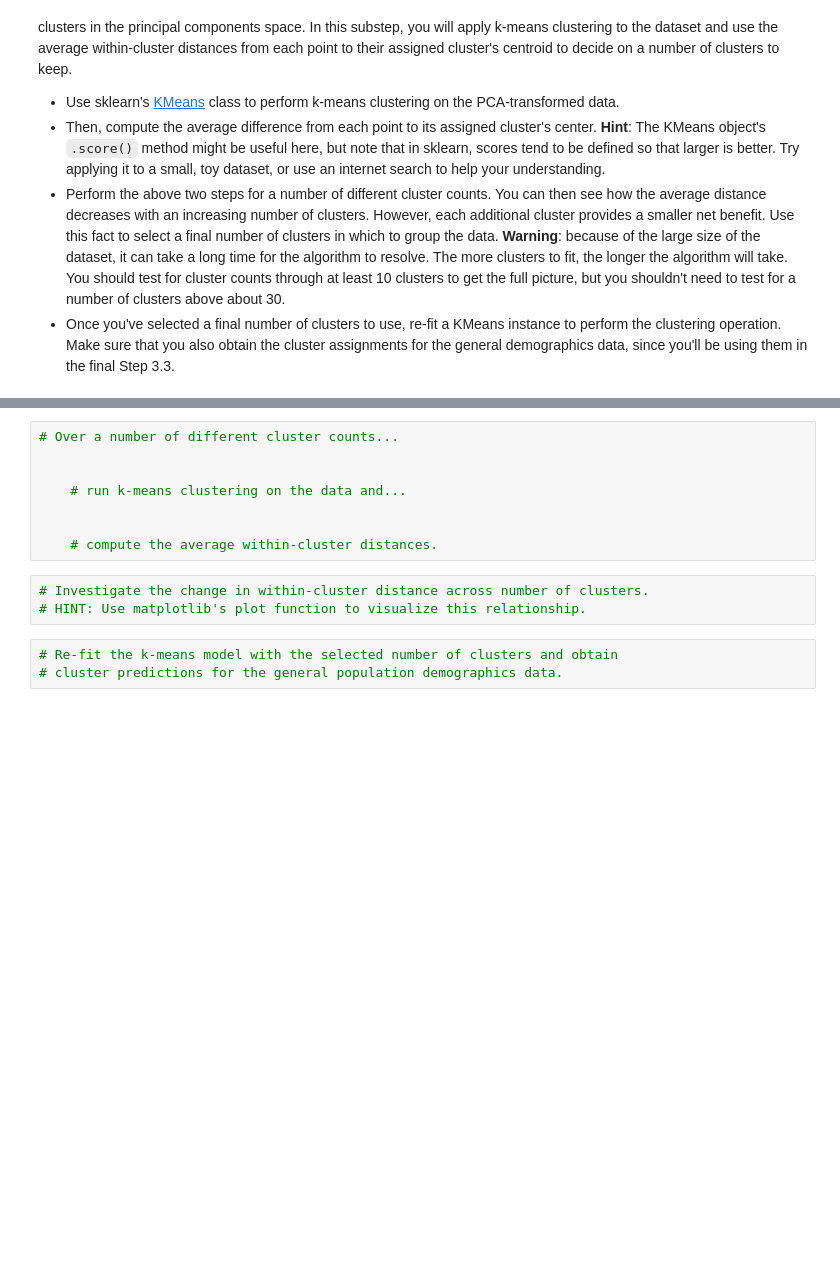
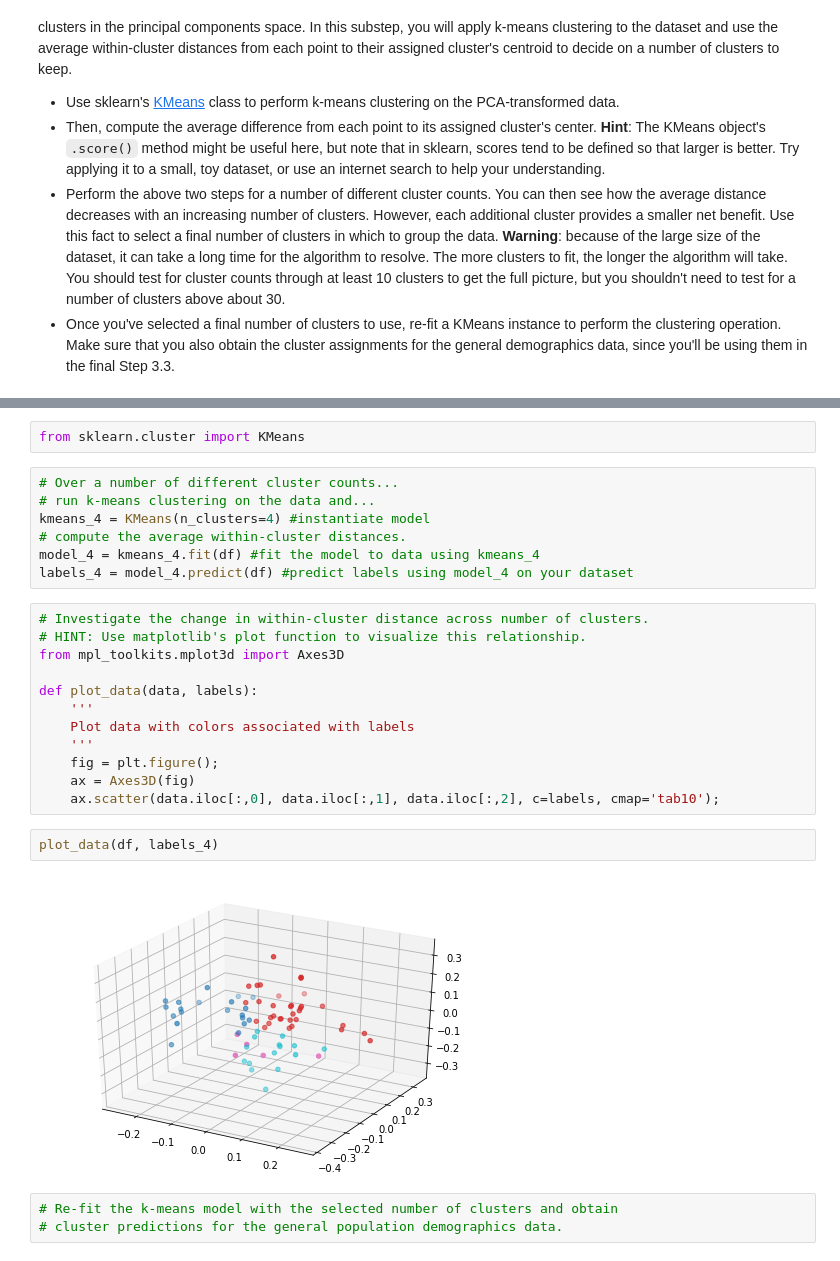
Before and after one commit to chpolyzo/intro_MLND, a Jupyter notebook: third_project/Identify_Customer_Segments.ipynb, the cells around one changed output, grey strips where cells are left out. Saved outputs shown, nothing was run; the diff lists cells and outputs as text; blank space fills up the shorter version.

```diff
--- a/third_project/Identify_Customer_Segments.ipynb
+++ b/third_project/Identify_Customer_Segments.ipynb
@@ -1638,14 +1628,28 @@ You've assessed and cleaned the demographics data, then scaled and transformed t
+# %%
+from sklearn.cluster import KMeans
 # %%
 # Over a number of different cluster counts...
-
-
-    # run k-means clustering on the data and...
-
-
-    # compute the average within-cluster distances.
+# run k-means clustering on the data and...
+kmeans_4 = KMeans(n_clusters=4) #instantiate model
+# compute the average within-cluster distances.
+model_4 = kmeans_4.fit(df) #fit the model to data using kmeans_4
+labels_4 = model_4.predict(df) #predict labels using model_4 on your dataset
 # %%
 # Investigate the change in within-cluster distance across number of clusters.
 # HINT: Use matplotlib's plot function to visualize this relationship.
+from mpl_toolkits.mplot3d import Axes3D
+
+def plot_data(data, labels):
+    '''
+    Plot data with colors associated with labels
+    '''
+    fig = plt.figure();
+    ax = Axes3D(fig)
+    ax.scatter(data.iloc[:,0], data.iloc[:,1], data.iloc[:,2], c=labels, cmap='tab10');
+# %%
+plot_data(df, labels_4)
+# %% [output]
+[figure, added]
 # %%
 # Re-fit the k-means model with the selected number of clusters and obtain
 # cluster predictions for the general population demographics data.
```
Also changed, not shown: parts of 29 cells of this notebook.
